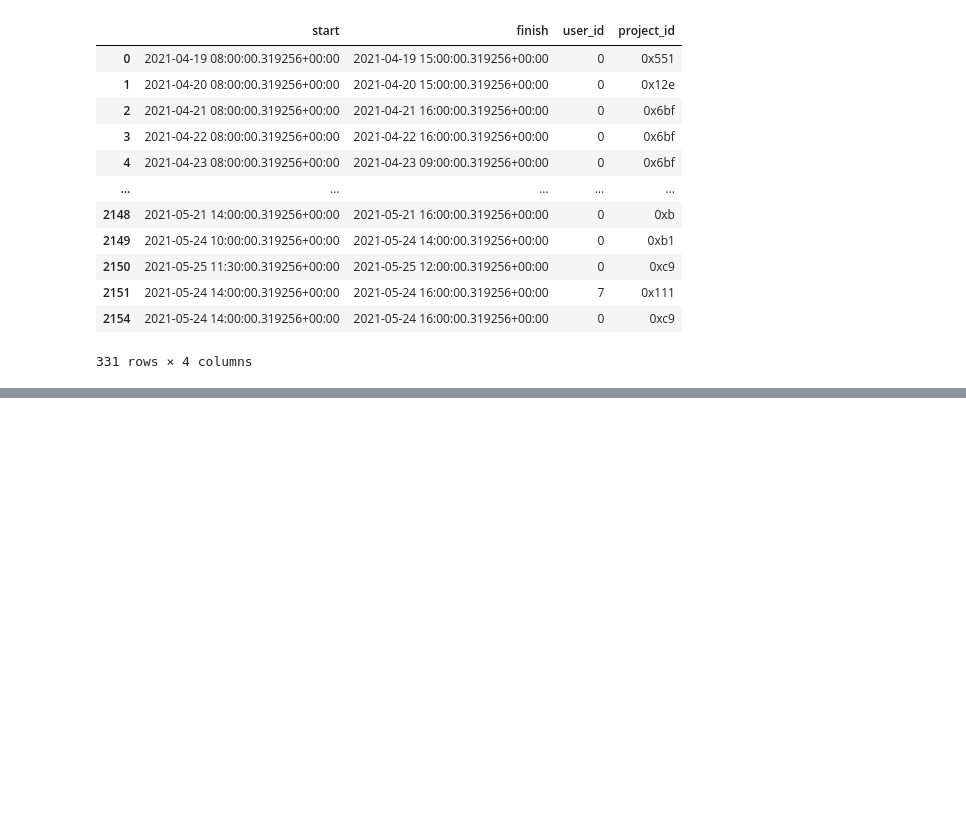
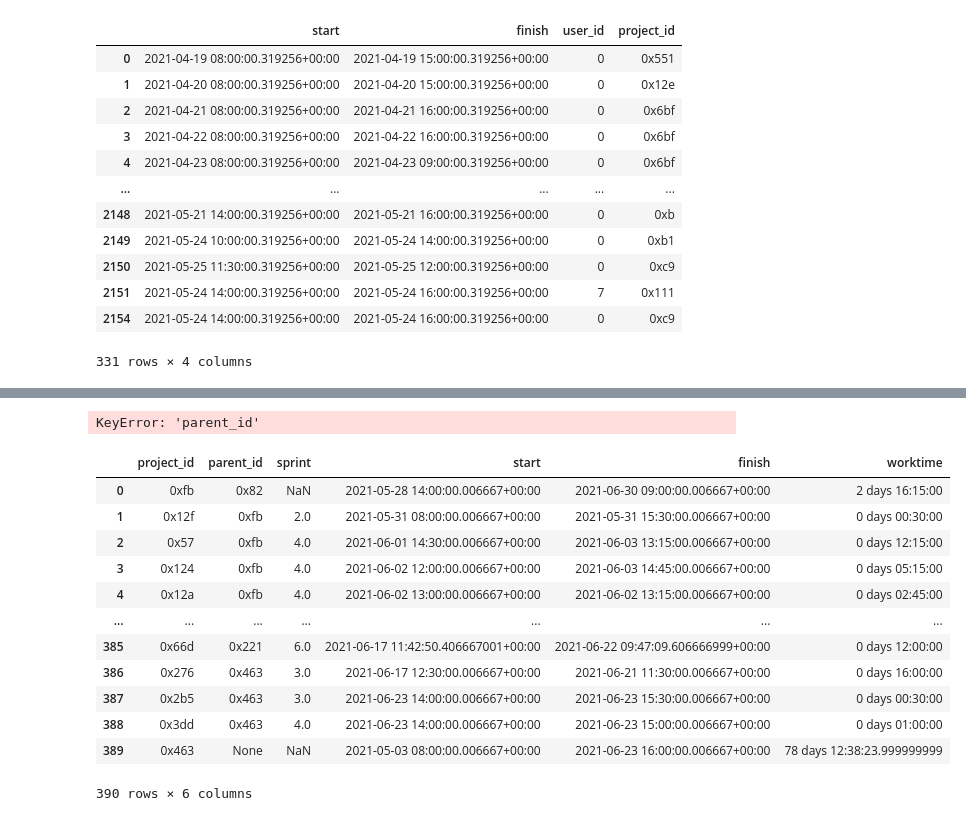
Before and after one commit to wazart0/pmt_x, a Jupyter notebook: experiments.ipynb, the cells around one changed output, grey strips where cells are left out. Saved outputs shown, nothing was run; the diff lists cells and outputs as text; code cells hidden in the pictures; blank space fills up the shorter version.

```diff
--- a/experiments.ipynb
+++ b/experiments.ipynb
@@ -298,3 +301,44 @@ solver.av[solver.av.project_id.notnull()]
 | 2151 | 2021-05-24 14:00:00.319256+00:00 | 2021-05-24 16:00:00.319256+00:00 | 7 | 0x111 |
 | 2154 | 2021-05-24 14:00:00.319256+00:00 | 2021-05-24 16:00:00.319256+00:00 | 0 | 0xc9 |
 331 rows × 4 columns
+# %%
+from time import time
+import pandas as pd
+
+import tools.lib.task_assignee_estimators.last_finish_solver as estimator
+
+
+
+solver = estimator.LastFinishSolver(dfp,dfd)
+
+solver.config()
+
+
+solver.av = estimator.LastFinishSolver.create_availability_calendar(number_of_users=9)
+
+solver.av['project_id'] = None
+print(solver.av.shape[0])
+
+# Calculation part
+
+solver.initialize()
+
+
+algo_time_start = time()
+
+
+finish_date = solver.allocate_projects()
+# finish_date = solver.assign_projects_to_resources_first_free(one_worker_per_project=True)
+# finish_date = solver.assign_projects_by_start_based_on_infinite_resources(one_worker_per_project=True)
+# finish_date = solver.assign_projects_by_start_based_on_infinite_resources(partial_update=True, partial_update_from=pd.Timestamp('2021-01-01', tz='UTC'), one_worker_per_project=True)
+
+print(solver.av.shape[0])
+solver.update_projects()
+
+algo_time_finish = time()
+
+print('Project finish timestamp: ' + str(finish_date))
+print('Calculation time [s]: ' + str(algo_time_finish - algo_time_start))
+# print('Unassigned workers time during project: ' + str((solver.av[solver.av.project_id.isnull() & (solver.av.start <= finish_date)].finish - solver.av[solver.av.project_id.isnull() & (solver.av.start <= finish_date)].start).sum()))
+
+print("Finished.")
@@ -300,0 +363,20 @@ solver.av[solver.av.project_id.notnull()]
+# %%
+solver.update_projects()
+# %% [output]
+KeyError: 'parent_id'
+# %%
+solver.projects
+# %% [output]
+|  | project_id | parent_id | sprint | start | finish | worktime |
+| 0 | 0xfb | 0x82 | NaN | 2021-05-28 14:00:00.006667+00:00 | 2021-06-30 09:00:00.006667+00:00 | 2 days 16:15:00 |
+| 1 | 0x12f | 0xfb | 2.0 | 2021-05-31 08:00:00.006667+00:00 | 2021-05-31 15:30:00.006667+00:00 | 0 days 00:30:00 |
+| 2 | 0x57 | 0xfb | 4.0 | 2021-06-01 14:30:00.006667+00:00 | 2021-06-03 13:15:00.006667+00:00 | 0 days 12:15:00 |
+| 3 | 0x124 | 0xfb | 4.0 | 2021-06-02 12:00:00.006667+00:00 | 2021-06-03 14:45:00.006667+00:00 | 0 days 05:15:00 |
+| 4 | 0x12a | 0xfb | 4.0 | 2021-06-02 13:00:00.006667+00:00 | 2021-06-02 13:15:00.006667+00:00 | 0 days 02:45:00 |
+| ... | ... | ... | ... | ... | ... | ... |
+| 385 | 0x66d | 0x221 | 6.0 | 2021-06-17 11:42:50.406667001+00:00 | 2021-06-22 09:47:09.606666999+00:00 | 0 days 12:00:00 |
+| 386 | 0x276 | 0x463 | 3.0 | 2021-06-17 12:30:00.006667+00:00 | 2021-06-21 11:30:00.006667+00:00 | 0 days 16:00:00 |
+| 387 | 0x2b5 | 0x463 | 3.0 | 2021-06-23 14:00:00.006667+00:00 | 2021-06-23 15:30:00.006667+00:00 | 0 days 00:30:00 |
+| 388 | 0x3dd | 0x463 | 4.0 | 2021-06-23 14:00:00.006667+00:00 | 2021-06-23 15:00:00.006667+00:00 | 0 days 01:00:00 |
+| 389 | 0x463 | None | NaN | 2021-05-03 08:00:00.006667+00:00 | 2021-06-23 16:00:00.006667+00:00 | 78 days 12:38:23.999999999 |
+390 rows × 6 columns
```
Also changed, not shown: parts of 4 cells of this notebook, 7 other files.
